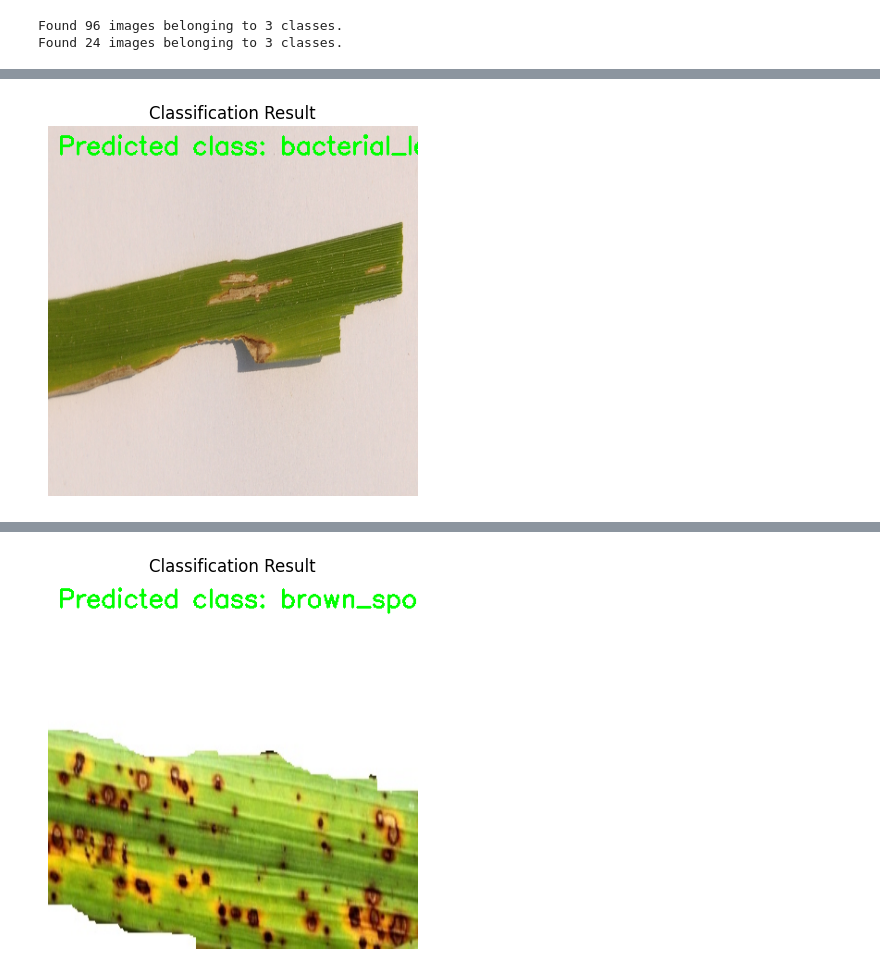
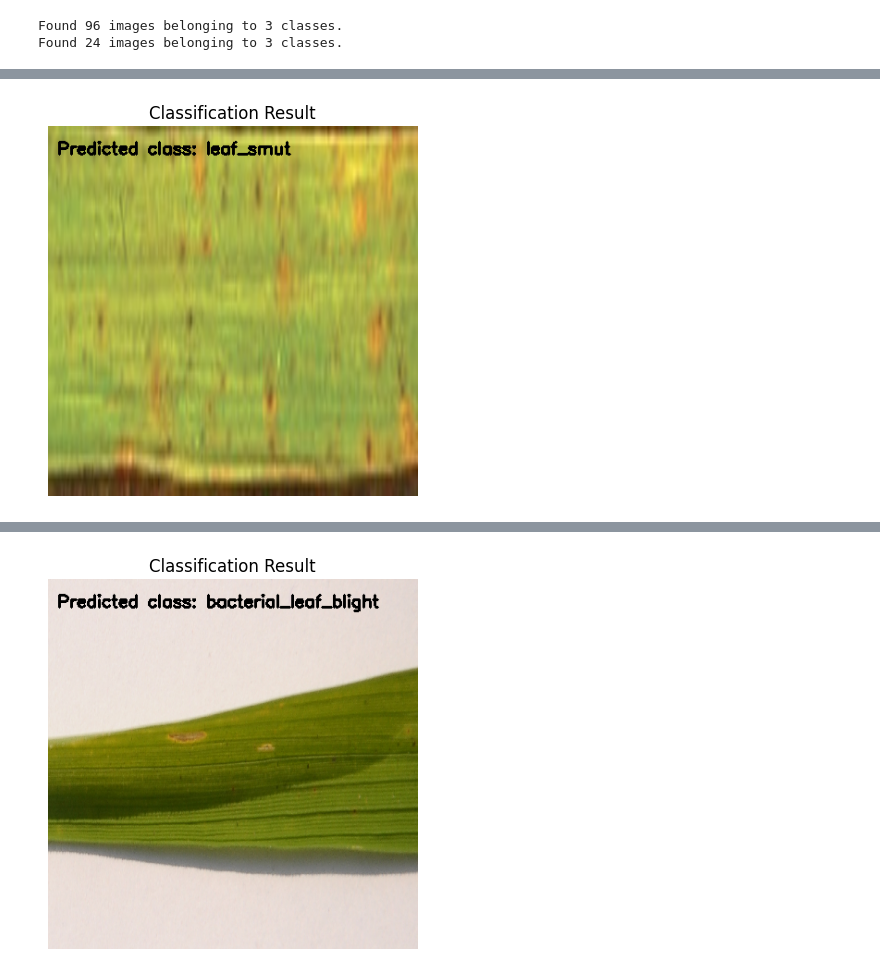
Before and after one commit to AchmadWibawa/PCVK, a Jupyter notebook: pecobaan_tubes.ipynb, the cells around one changed output, grey strips where cells are left out. Cells and saved outputs as stored; diff of their text form; code cells hidden in the pictures.

```diff
--- a/pecobaan_tubes.ipynb
+++ b/pecobaan_tubes.ipynb
@@ -108,13 +141,10 @@ from tensorflow.keras.models import load_model
 # %%
-import cv2
-import matplotlib.pyplot as plt
-
 # Menampilkan hasil klasifikasi dengan output gambar
 def show_classification(image_path, predicted_class):
     image = cv2.imread(image_path)
     image = cv2.cvtColor(image, cv2.COLOR_BGR2RGB)  # Mengubah format warna gambar BGR menjadi RGB
     image = cv2.resize(image, (400, 400))
-    cv2.putText(image, "Predicted class: " + predicted_class, (10, 30), cv2.FONT_HERSHEY_SIMPLEX, 0.9, (0, 255, 0), 2)
+    cv2.putText(image, "Predicted class: " + predicted_class, (10, 30), cv2.FONT_HERSHEY_SIMPLEX, 0.6, (0, 0, 0), 2)
 
     plt.imshow(image)
     plt.axis('off')
@@ -123,13 +153,13 @@ def show_classification(image_path, predicted_class):
 
 # Memuat beberapa gambar untuk diklasifikasikan
 test_images = [
-    '/content/drive/MyDrive/PCVK/Images/Rice Leaf Disease/Bacterial leaf blight/DSC_0365.JPG',
-    '/content/drive/MyDrive/PCVK/Images/Rice Leaf Disease/Brown spot/DSC_0100.jpg',
-    '/content/drive/MyDrive/PCVK/Images/Rice Leaf Disease/Leaf smut/DSC_0293.JPG'
+    '/content/drive/MyDrive/PCVK/Images/Rice Leaf Disease/Leaf smut/DSC_0500.jpg',
+    '/content/drive/MyDrive/PCVK/Images/Rice Leaf Disease/Bacterial leaf blight/DSC_0370.jpg',
+    '/content/drive/MyDrive/PCVK/Images/Rice Leaf Disease/Brown spot/DSC_0113.jpg'
 ]
 
-for image_path in test_images:
-    image = cv2.imread(image_path)
+for image_path2 in test_images:
+    image = cv2.imread(image_path2)
     image = cv2.resize(image, input_shape[:2])
     image = image.astype("float") / 255.0
     image = np.expand_dims(image, axis=0)
@@ -143,5 +173,5 @@ for image_path in test_images:
     print("Predicted class:", predicted_class)
 
     # Menampilkan output gambar
-    show_classification(image_path, predicted_class)
+    show_classification(image_path2, predicted_class)
 # %% [output]
@@ -150 +180 @@ Predicted class: bacterial_leaf_blight
-[figure, old version]
+[figure, new version]
@@ -153 +183 @@ Predicted class: brown_spot
-[figure, old version]
+[figure, new version]
```
Also changed, not shown: parts of 6 cells of this notebook.
